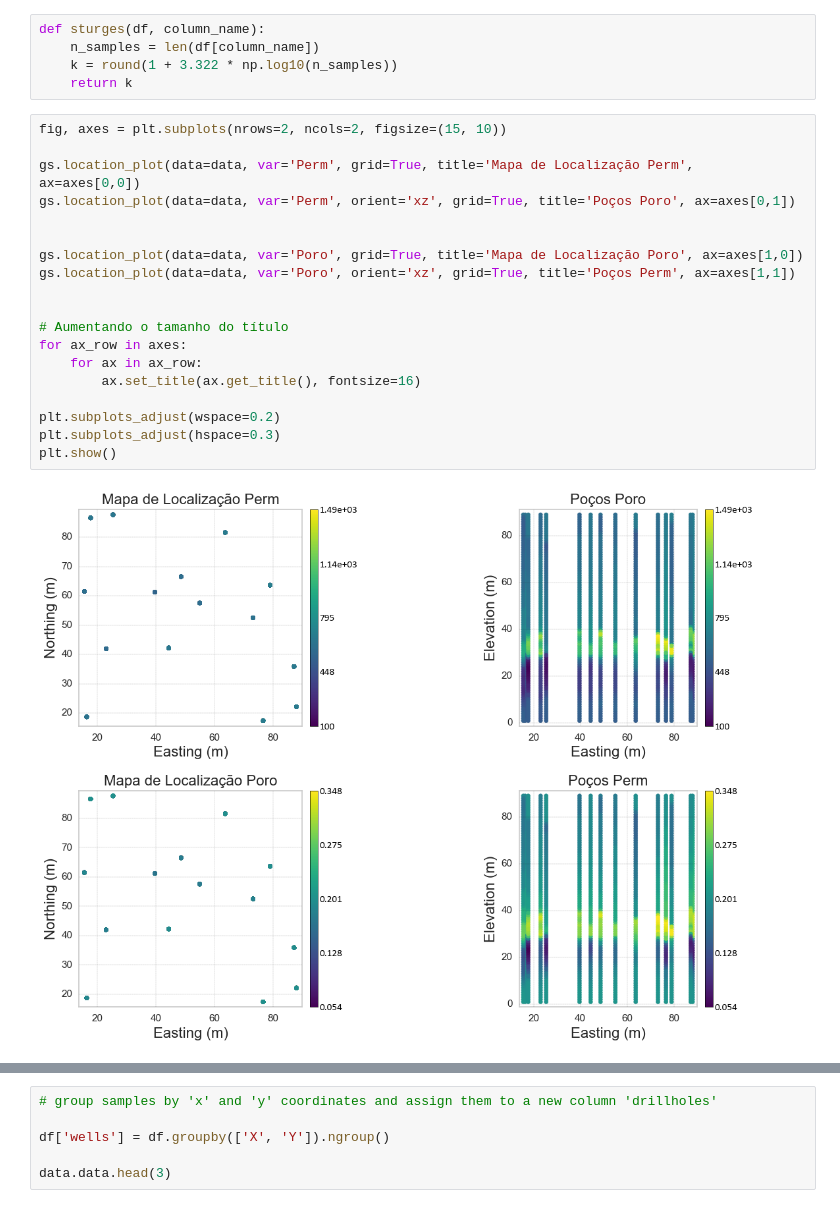
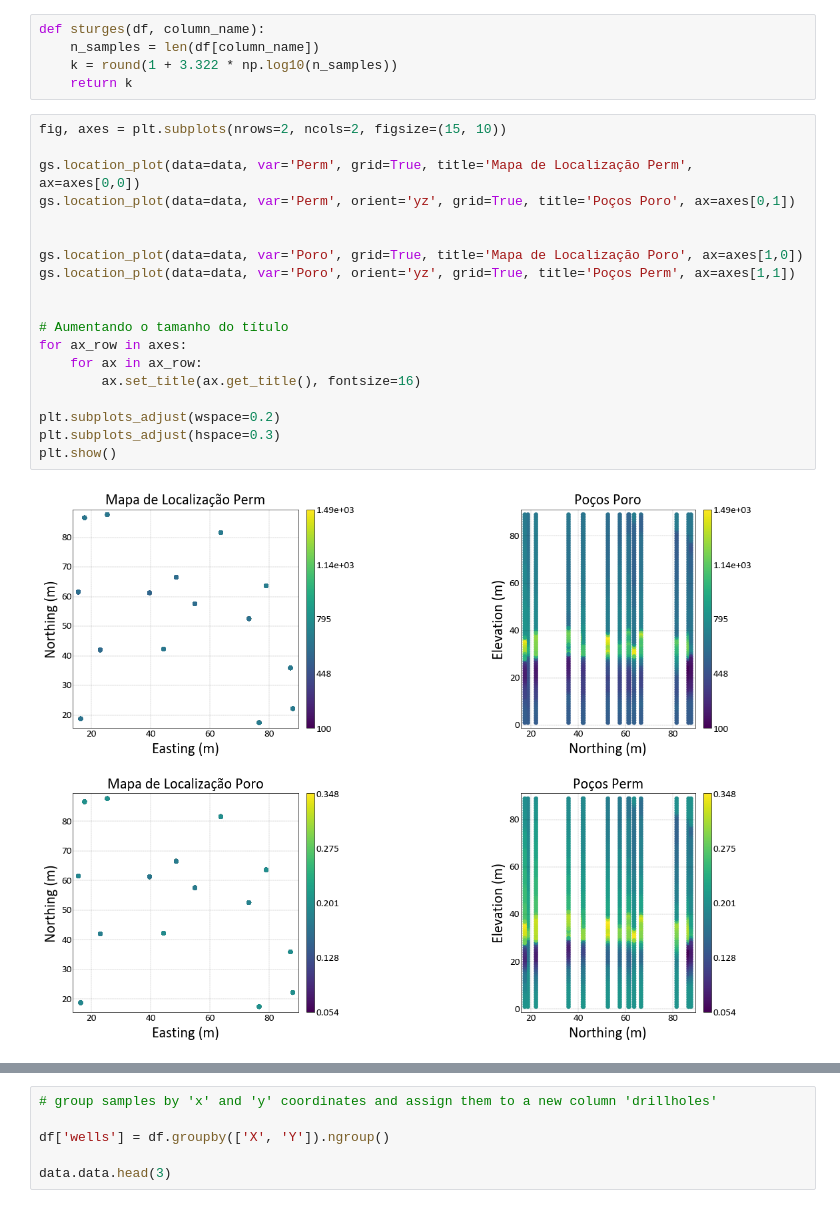
Before and after one commit to dm-bsilveira/PPMT-FDS-SGS, a Jupyter notebook: PPMT-FDA-SGS.ipynb, the cells around one changed output, grey strips where cells are left out. Drawn from its saved outputs; the diff is of its cells as text.

```diff
--- a/PPMT-FDA-SGS.ipynb
+++ b/PPMT-FDA-SGS.ipynb
@@ -117,21 +103,21 @@ def sturges(df, column_name):
 # %%
 fig, axes = plt.subplots(nrows=2, ncols=2, figsize=(15, 10))
 
 gs.location_plot(data=data, var='Perm', grid=True, title='Mapa de Localização Perm',  ax=axes[0,0])
-gs.location_plot(data=data, var='Perm', orient='xz', grid=True, title='Poços Poro', ax=axes[0,1])
+gs.location_plot(data=data, var='Perm', orient='yz', grid=True, title='Poços Poro', ax=axes[0,1])
 
 
 gs.location_plot(data=data, var='Poro', grid=True, title='Mapa de Localização Poro', ax=axes[1,0])
-gs.location_plot(data=data, var='Poro', orient='xz', grid=True, title='Poços Perm', ax=axes[1,1])
+gs.location_plot(data=data, var='Poro', orient='yz', grid=True, title='Poços Perm', ax=axes[1,1])
 
 
 # Aumentando o tamanho do título
 for ax_row in axes:
     for ax in ax_row:
         ax.set_title(ax.get_title(), fontsize=16)
 
 plt.subplots_adjust(wspace=0.2)
 plt.subplots_adjust(hspace=0.3)
 plt.show()
 # %% [output]
-[figure, old version]
+[figure, new version]
```
Also changed, not shown: parts of 41 cells of this notebook.
